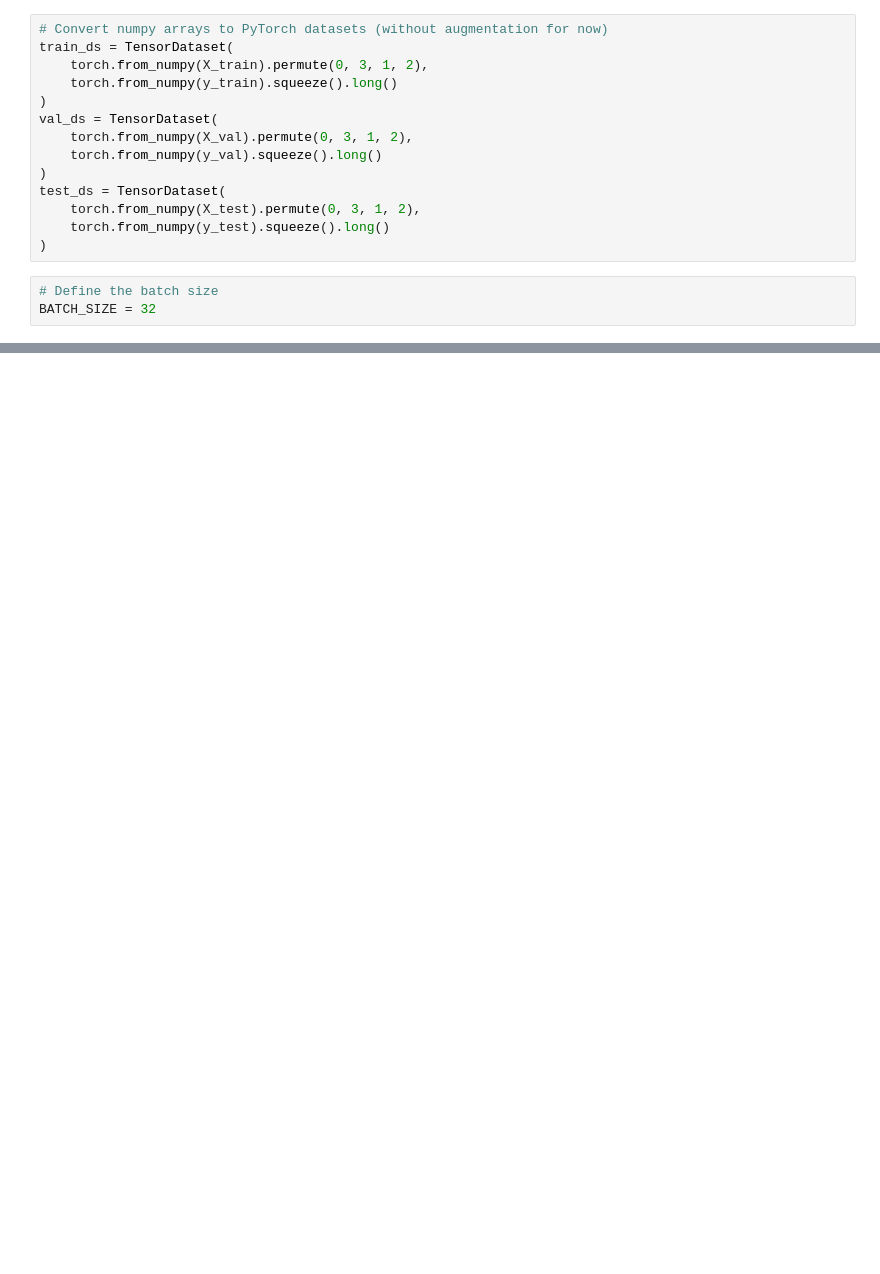
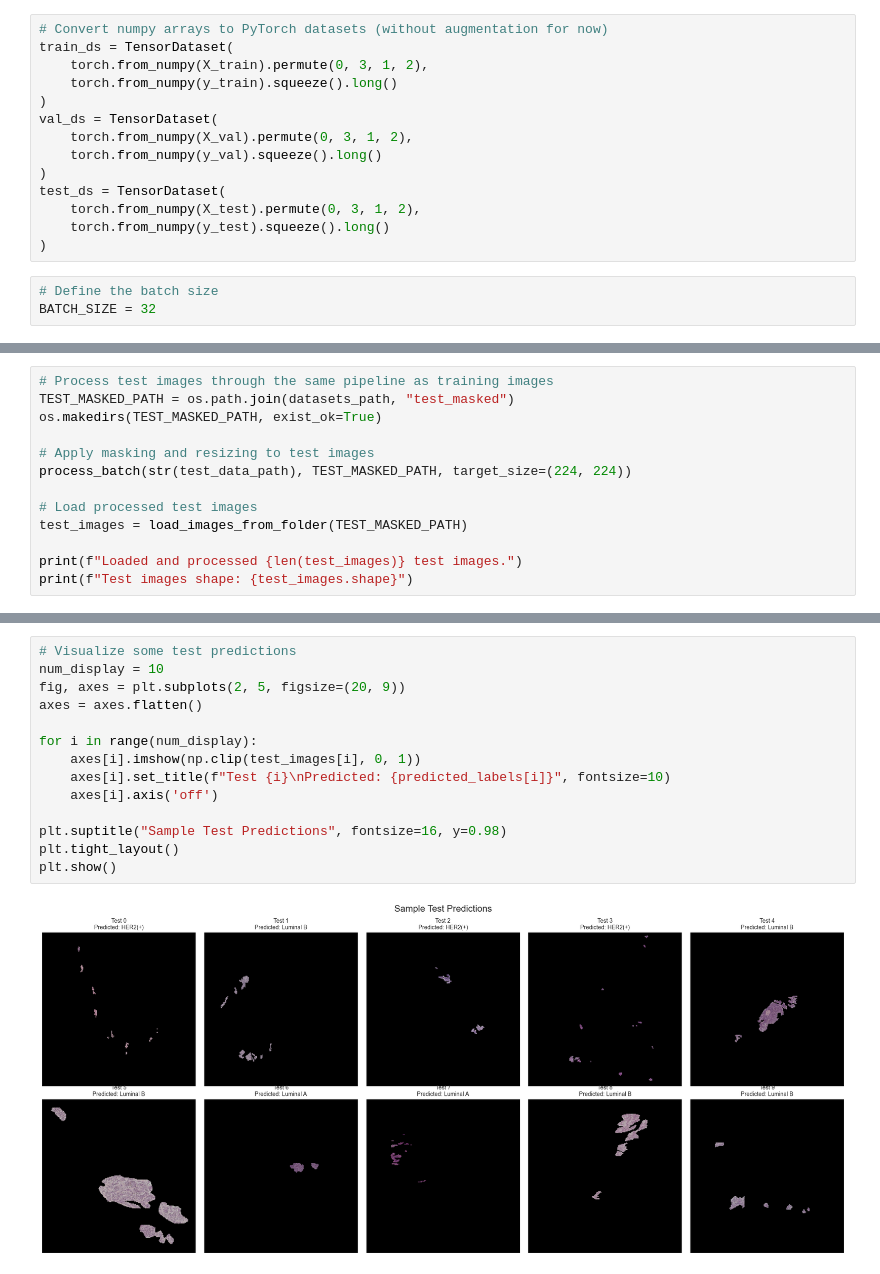
Before and after one commit to OBulun/AN2DL_CH_2, a Jupyter notebook: Notebooks/v1.ipynb, the cells around one changed output, grey strips where cells are left out. Drawn from its saved outputs; the diff is of its cells as text; blank space fills up the shorter version.

```diff
--- a/Notebooks/v1.ipynb
+++ b/Notebooks/v1.ipynb
@@ -967,0 +1929,13 @@ Labels batch shape: torch.Size([32])
+# %%
+# Process test images through the same pipeline as training images
+TEST_MASKED_PATH = os.path.join(datasets_path, "test_masked")
+os.makedirs(TEST_MASKED_PATH, exist_ok=True)
+
+# Apply masking and resizing to test images
+process_batch(str(test_data_path), TEST_MASKED_PATH, target_size=(224, 224))
+
+# Load processed test images
+test_images = load_images_from_folder(TEST_MASKED_PATH)
+
+print(f"Loaded and processed {len(test_images)} test images.")
+print(f"Test images shape: {test_images.shape}")
@@ -967,0 +2044,16 @@ Labels batch shape: torch.Size([32])
+# %%
+# Visualize some test predictions
+num_display = 10
+fig, axes = plt.subplots(2, 5, figsize=(20, 9))
+axes = axes.flatten()
+
+for i in range(num_display):
+    axes[i].imshow(np.clip(test_images[i], 0, 1))
+    axes[i].set_title(f"Test {i}\nPredicted: {predicted_labels[i]}", fontsize=10)
+    axes[i].axis('off')
+
+plt.suptitle("Sample Test Predictions", fontsize=16, y=0.98)
+plt.tight_layout()
+plt.show()
+# %% [output]
+[figure, added]
```
Also changed, not shown: parts of 55 cells of this notebook, 2 other files.
